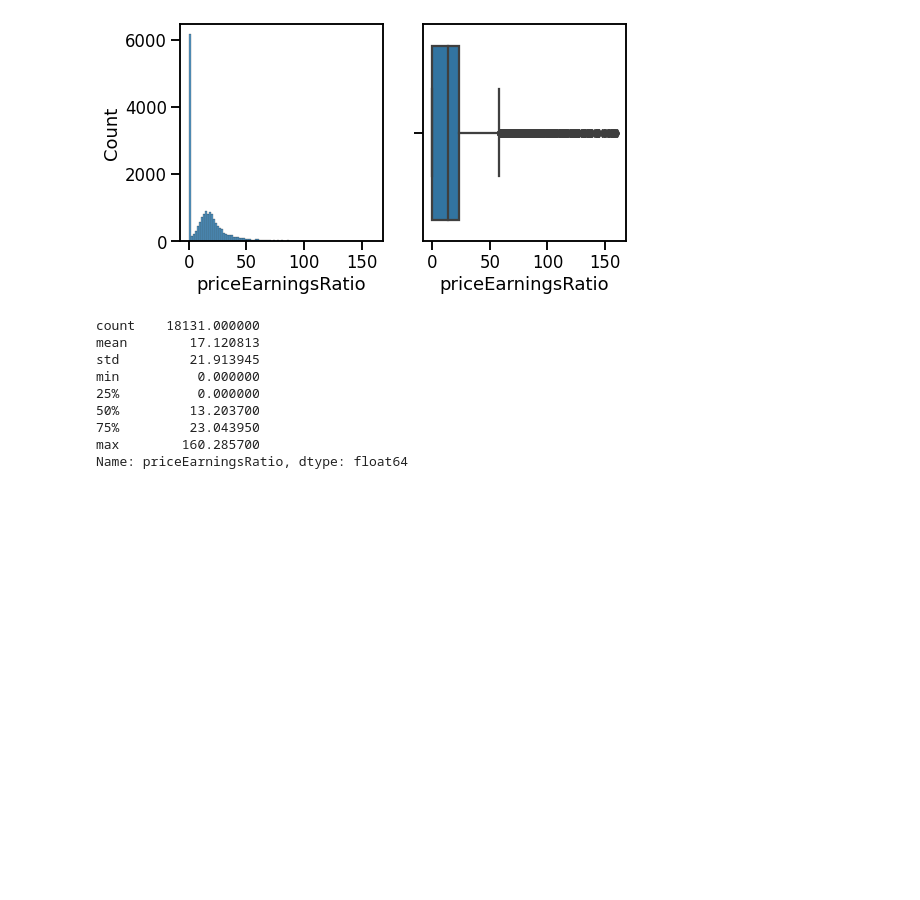
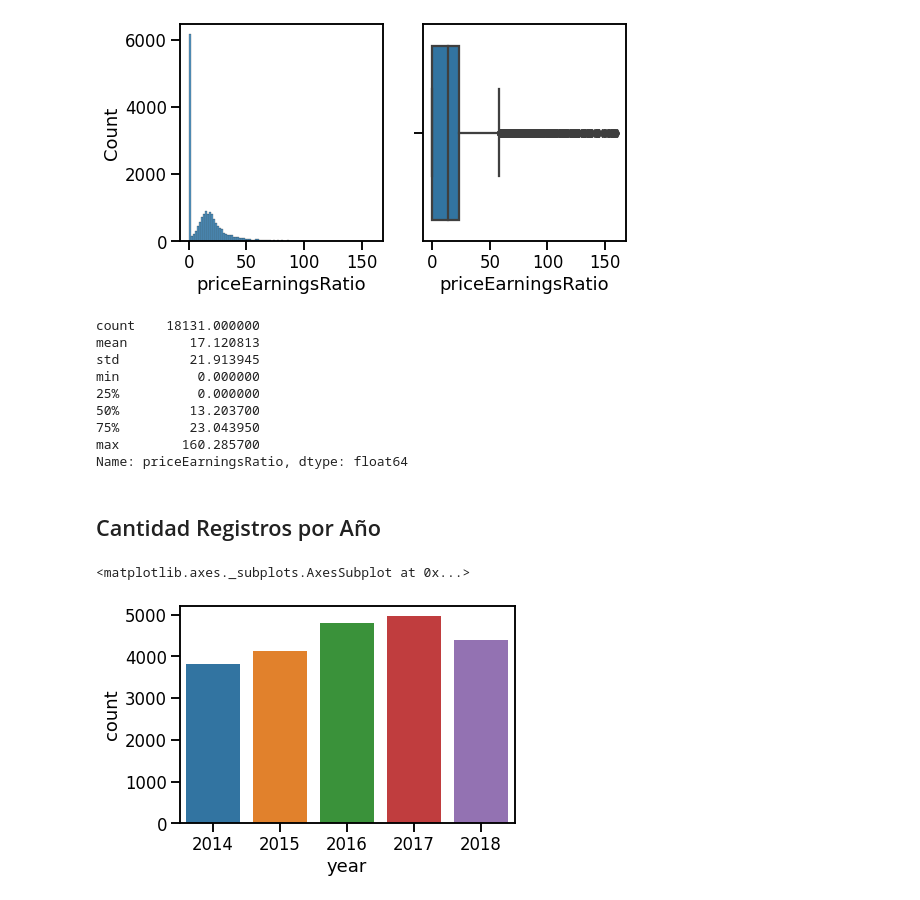
Before and after one commit to Nicoch590/DatosFinancieros, a Jupyter notebook: Datos_Financieros_3.ipynb, the cells around one changed output. Cells and saved outputs as stored; diff of their text form; code cells hidden in the pictures; blank space fills up the shorter version.

```diff
--- a/Datos_Financieros_3.ipynb
+++ b/Datos_Financieros_3.ipynb
@@ -162,3 +162,10 @@ min          0.000000
 75%         23.043950
 max        160.285700
 Name: priceEarningsRatio, dtype: float64
+# %% [markdown]
+## Cantidad Registros por Año
+# %%
+seaborn.countplot(data=df_1, x=df.year)
+# %% [output]
+<matplotlib.axes._subplots.AxesSubplot at 0x...>
+[figure, added]
```
Also changed, not shown: parts of 4 cells of this notebook.
